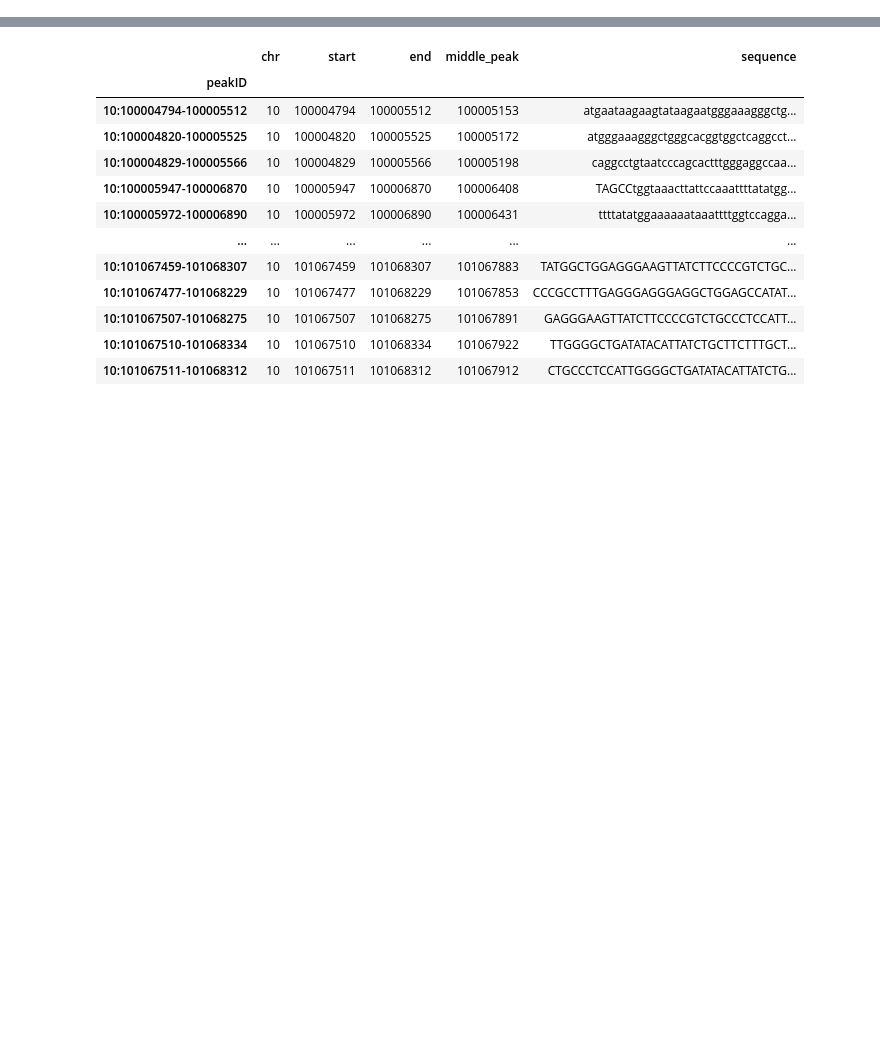
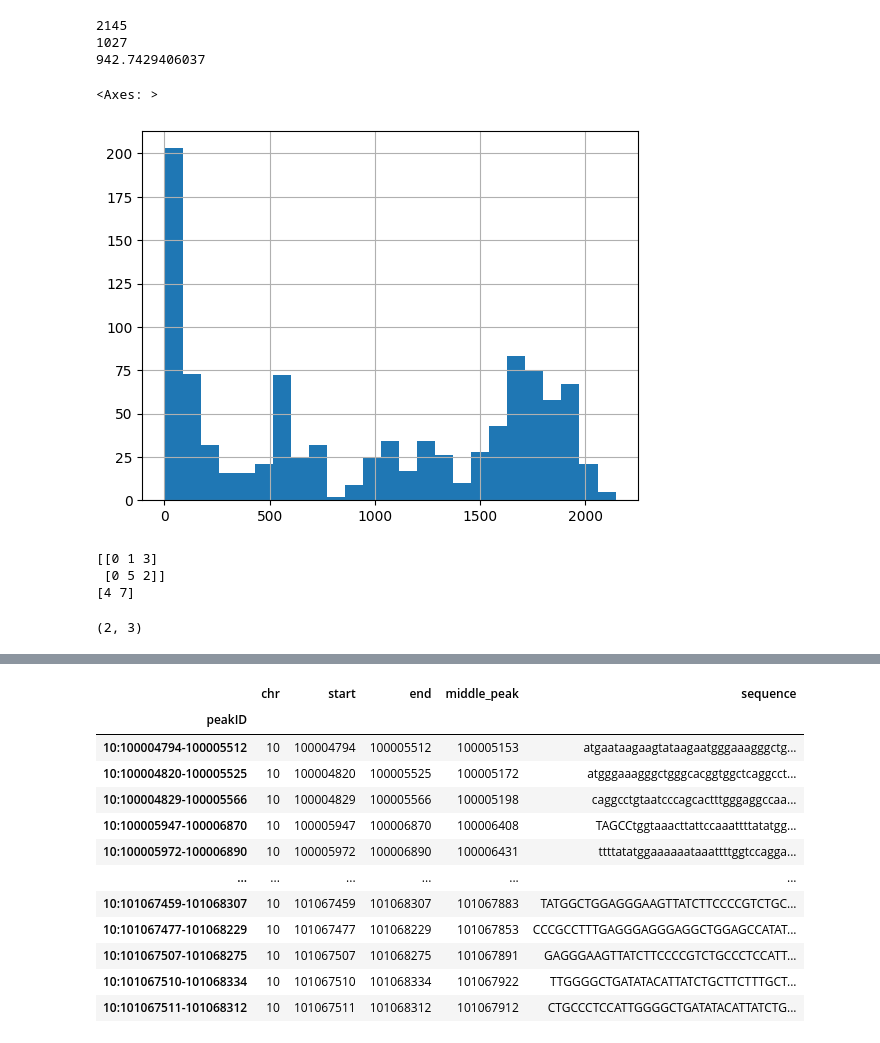
Before and after one commit to alexiaDorm/master-thesis, a Jupyter notebook: src/test.ipynb, the cells around one changed output, grey strips where cells are left out. Drawn from its saved outputs; the diff is of its cells as text; code cells hidden in the pictures; blank space fills up the shorter version.

```diff
--- a/src/test.ipynb
+++ b/src/test.ipynb
@@ -6,0 +6,24 @@ adata = anndata.read_h5ad('../results/processed_data.h5ad')
+# %%
+print(np.max(count_N))
+print(np.sum(count_N >0))
+print(np.mean(count_N[count_N>0]))
+
+count_N[count_N>0].hist(bins=25)
+# %% [output]
+2145
+1027
+942.7429406037
+<Axes: >
+[figure, added]
+# %%
+test = np.array([[0, 1, 3], [0, 5, 2]])
+total = test.sum(axis=1)
+print(test)
+print(total)
+
+(test.T/total * 100000).T.shape
+# %% [output]
+[[0 1 3]
+ [0 5 2]]
+[4 7]
+(2, 3)
```
Also changed, not shown: parts of 16 cells of this notebook, 4 other files.
